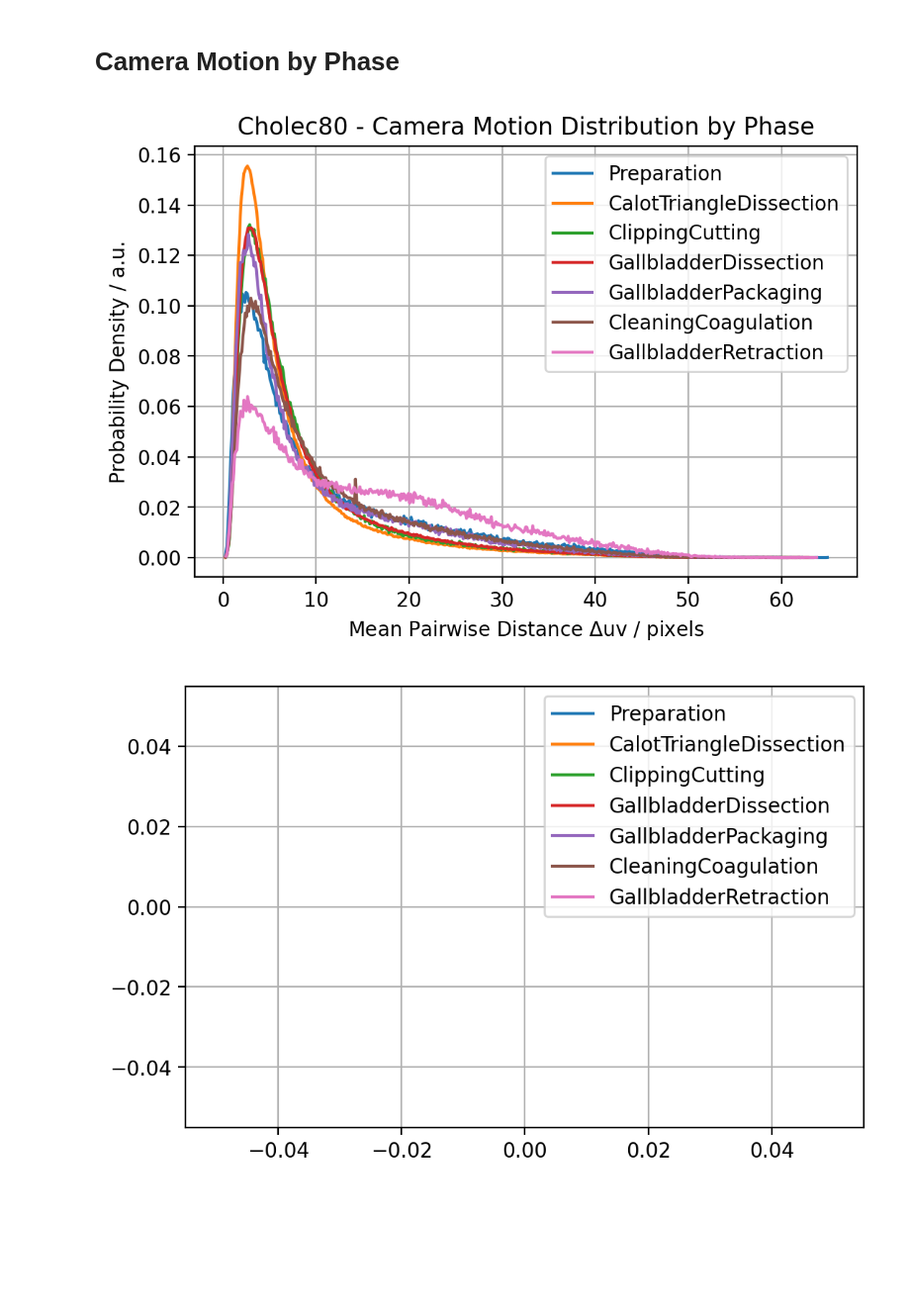
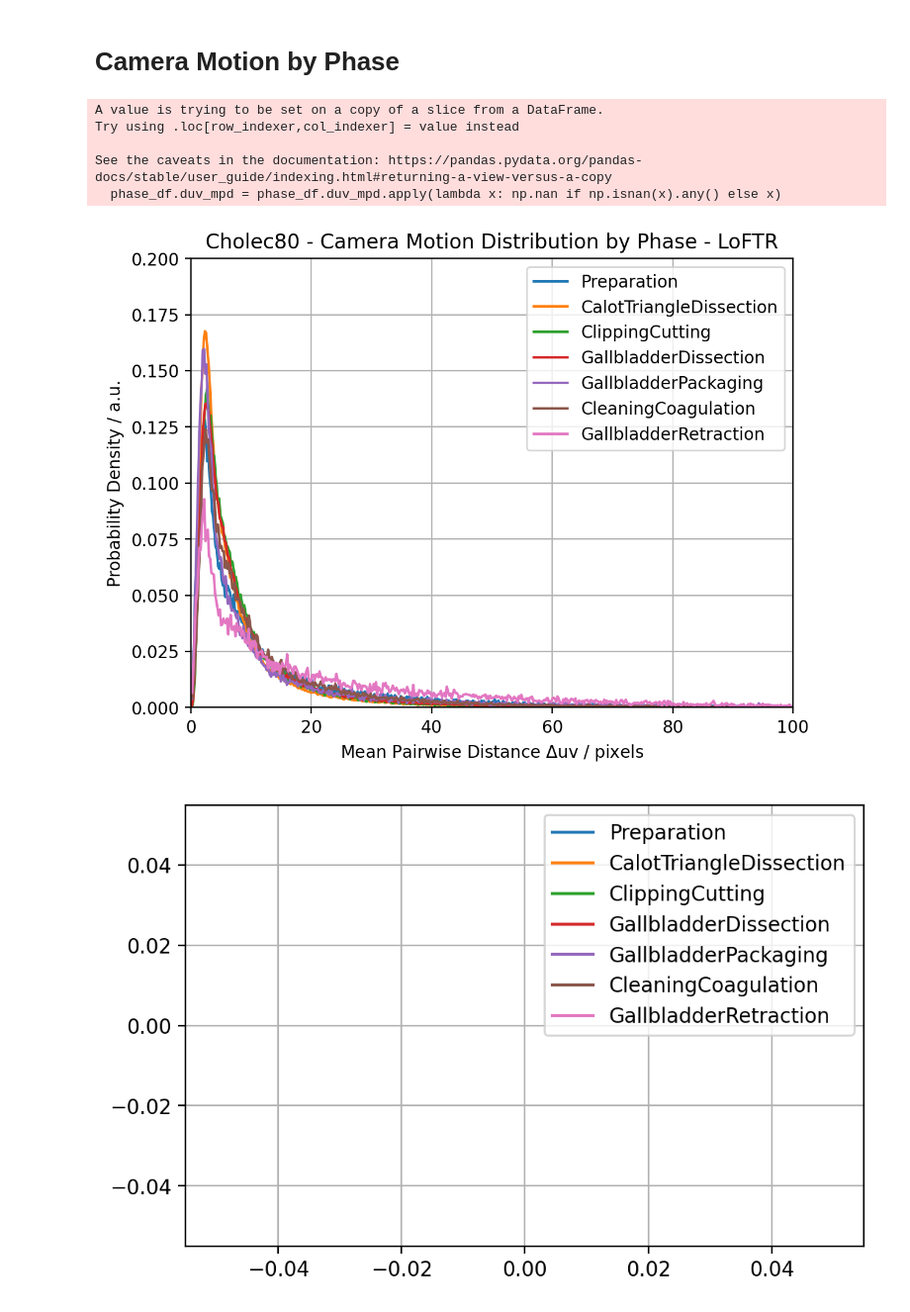
Before and after one commit to RViMLab/MICCAI2023-Camera-Motion-Prediction, a Jupyter notebook: notebooks/21_11_24_duv_weighted_imitation/21_11_24_plot_duv_mpd.ipynb, the cells around one changed output. Shown: that part at 99% size. Saved outputs shown, nothing was run; the diff lists cells and outputs as text; code cells hidden in the pictures; blank space fills up the shorter version.

Commit message:
updated distribution plot

```diff
--- a/notebooks/21_11_24_duv_weighted_imitation/21_11_24_plot_duv_mpd.ipynb
+++ b/notebooks/21_11_24_duv_weighted_imitation/21_11_24_plot_duv_mpd.ipynb
@@ -49,39 +49,85 @@ plt.show()
 # %%
 # data_df.hist("duv_mpd", bins=500)
 from tqdm import tqdm
 import matplotlib.pyplot as plt
 plt.rcParams['figure.dpi'] = 200
 import numpy as np
 import pandas as pd
 
-data_df = pd.read_pickle("/media/martin/Samsung_T5/data/endoscopic_data/cholec80_single_video_frames_cropped/pre_processed_5th_frame_log_new.pkl")
-label_df = pd.read_pickle("/media/martin/Samsung_T5/data/endoscopic_data/cholec80_single_video_frames_cropped/pre_processed_5th_frame_log_new_test_train_labels.pkl")
+target_phase_id = None
+method = "loftr"
 
-# # drop non-existend videos from labels
-# unique_vid = data_df.vid.unique()
-# label_df
+if target_phase_id is not None:
+    motion_pkls = [
+        "22_11_09_deep_pre_processed_frame_increment_5_frames_between_clips_5_log_test_train_no_nan.pkl",
+        "22_11_09_loftr_pre_processed_frame_increment_5_frames_between_clips_5_log_test_train_no_nan.pkl"
+    ]
+    label_pkls = [
+        "22_11_09_deep_pre_processed_frame_increment_5_frames_between_clips_5_log_test_train_labels_no_nan.pkl",
+        "22_11_09_loftr_pre_processed_frame_increment_5_frames_between_clips_5_log_test_train_labels_no_nan.pkl"
+    ]
+    for motion_pkl, label_pkl in zip(motion_pkls, label_pkls):
+        data_df = pd.read_pickle(f"/media/martin/Samsung_T5/data/endoscopic_data/cholec80_single_video_frames_cropped/{motion_pkl}")
+        label_df = pd.read_pickle(f"/media/martin/Samsung_T5/data/endoscopic_data/cholec80_single_video_frames_cropped/{label_pkl}")
 
-# data_df = data_df.dropna()
+        # for phase>
+        duv_max = 100
+        phases = label_df.Phase.unique()
 
-# for phase>
-phases = label_df.Phase.unique()
+        phase = phases[target_phase_id]
+        phase_df = data_df[label_df.Phase == phase]
+        phase_df.duv_mpd = phase_df.duv_mpd.apply(lambda x: np.nan if np.isnan(x).any() else x)
+        phase_df = phase_df.dropna()
+        phase_df = phase_df[phase_df.duv_mpd < duv_max]
 
-for phase in tqdm(phases):
-    phase_df = data_df[label_df.Phase == phase]
-    phase_df = phase_df.dropna()
+        hist, edges = np.histogram(phase_df.duv_mpd, bins=500, density=True)
+        plt.plot(edges[:-1], hist, label=phase)
 
-    hist, edges = np.histogram(phase_df.duv_mpd, bins=500, density=True)
-    plt.plot(edges[:-1], hist, label=phase)
+else:
+    # also deep!
+    motion_pkl = f"22_11_09_{method}_pre_processed_frame_increment_5_frames_between_clips_5_log_test_train_no_nan.pkl"
+    label_pkl = f"22_11_09_{method}_pre_processed_frame_increment_5_frames_between_clips_5_log_test_train_labels_no_nan.pkl"
 
-# plt.xlim([0, 10])
-plt.title(r"Cholec80 - Camera Motion Distribution by Phase")
+    data_df = pd.read_pickle(f"/media/martin/Samsung_T5/data/endoscopic_data/cholec80_single_video_frames_cropped/{motion_pkl}")
+    label_df = pd.read_pickle(f"/media/martin/Samsung_T5/data/endoscopic_data/cholec80_single_video_frames_cropped/{label_pkl}")
+
+    # # drop non-existend videos from labels
+    # unique_vid = data_df.vid.unique()
+    # label_df
+
+    # data_df = data_df.dropna()
+
+    # for phase>
+    duv_max = 100
+    phases = label_df.Phase.unique()
+
+    for phase in tqdm(phases):
+        phase_df = data_df[label_df.Phase == phase]
+        phase_df.duv_mpd = phase_df.duv_mpd.apply(lambda x: np.nan if np.isnan(x).any() else x)
+        phase_df = phase_df.dropna()
+        phase_df = phase_df[phase_df.duv_mpd < duv_max]
+
+        hist, edges = np.histogram(phase_df.duv_mpd, bins=500, density=True)
+        plt.plot(edges[:-1], hist, label=phase)
+
+plt.ylim([0, 0.2])
+plt.xlim([0, duv_max])
+if method == "deep":
+    plt.title(r"Cholec80 - Camera Motion Distribution by Phase - Resnet34")
+if method == "loftr":
+    plt.title(r"Cholec80 - Camera Motion Distribution by Phase - LoFTR")
 plt.xlabel(r"Mean Pairwise Distance $\Delta$uv / pixels")
 plt.ylabel(r"Probability Density / a.u.")
 plt.legend()
 plt.grid()
 plt.show()
 # %% [output]
+A value is trying to be set on a copy of a slice from a DataFrame.
+Try using .loc[row_indexer,col_indexer] = value instead
+
+See the caveats in the documentation: https://pandas.pydata.org/pandas-docs/stable/user_guide/indexing.html#returning-a-view-versus-a-copy
+  phase_df.duv_mpd = phase_df.duv_mpd.apply(lambda x: np.nan if np.isnan(x).any() else x)
-[figure, old version]
+[figure, new version]
 # %%
 # for phase>
 phases = label_df.Phase.unique()
```
Also changed, not shown: 1 other file.
